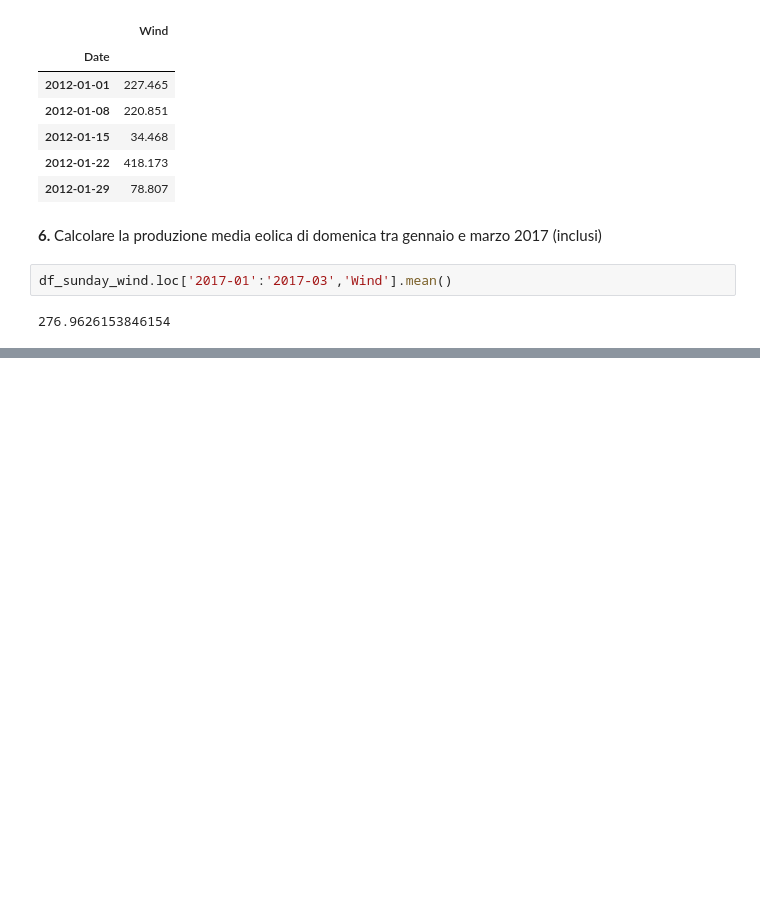
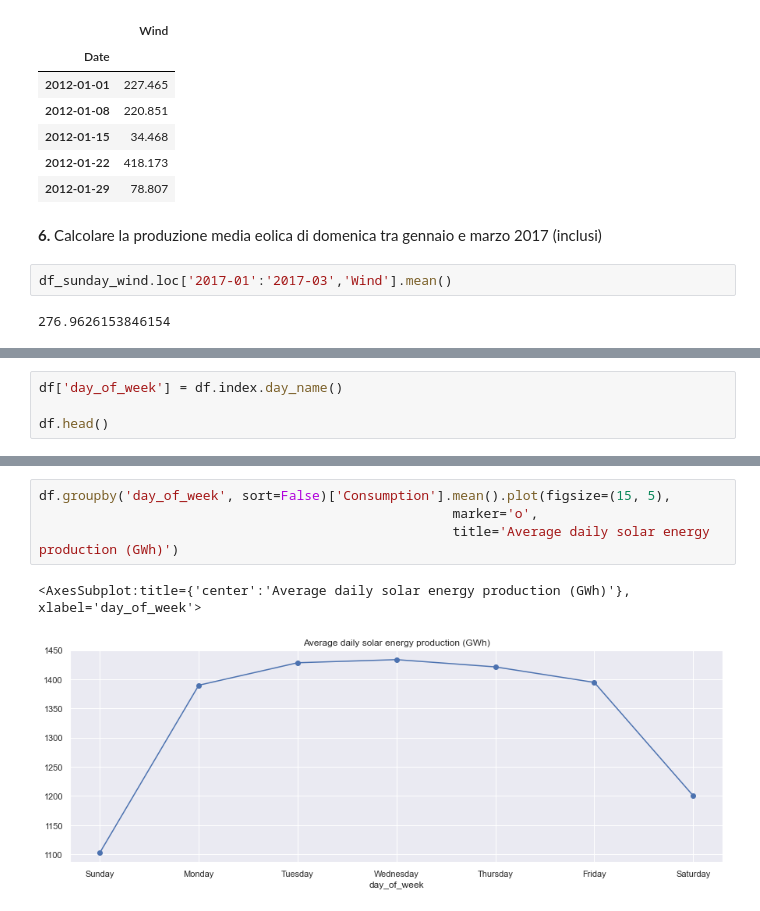
Before and after one commit to Saitam1602/time-series, a Jupyter notebook: Time_series.ipynb, the cells around one changed output, grey strips where cells are left out. Drawn from its saved outputs; the diff is of its cells as text; blank space fills up the shorter version.

```diff
--- a/Time_series.ipynb
+++ b/Time_series.ipynb
@@ -91,0 +127,4 @@ df_sunday_wind.loc['2017-01':'2017-03','Wind'].mean()
+# %%
+df['day_of_week'] = df.index.day_name()
+
+df.head()
@@ -91,0 +163,7 @@ df_sunday_wind.loc['2017-01':'2017-03','Wind'].mean()
+# %%
+df.groupby('day_of_week', sort=False)['Consumption'].mean().plot(figsize=(15, 5),
+                                                     marker='o',
+                                                     title='Average daily solar energy production (GWh)')
+# %% [output]
+<AxesSubplot:title={'center':'Average daily solar energy production (GWh)'}, xlabel='day_of_week'>
+[figure, added]
```
Also changed, not shown: parts of 27 cells of this notebook, 1 other file.
